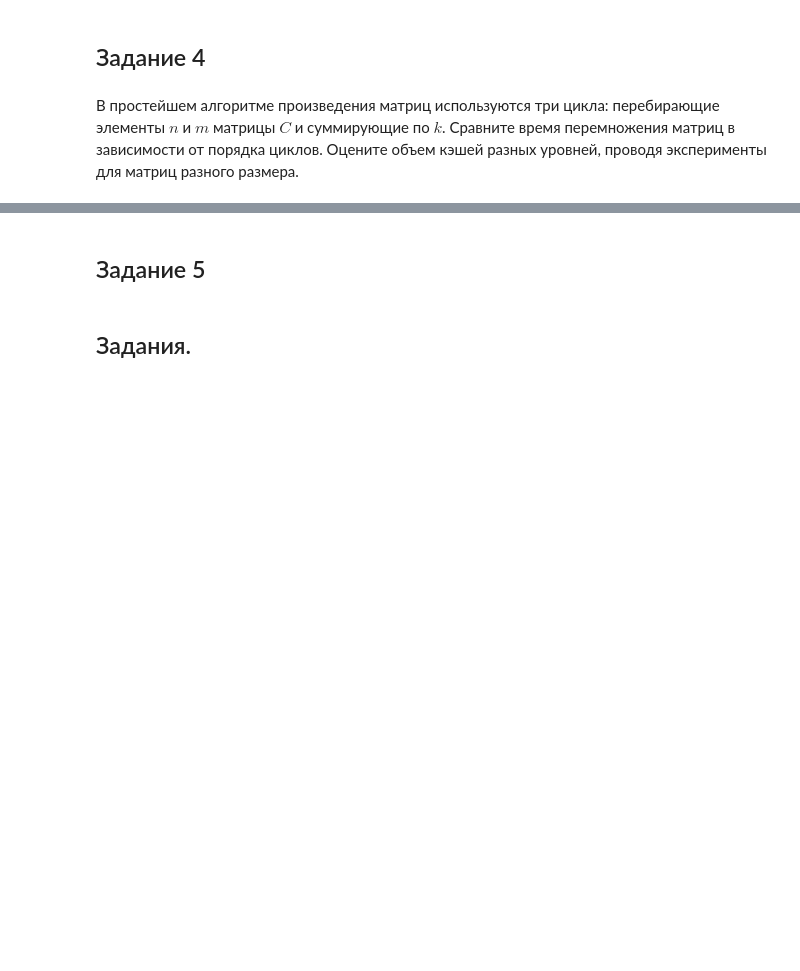
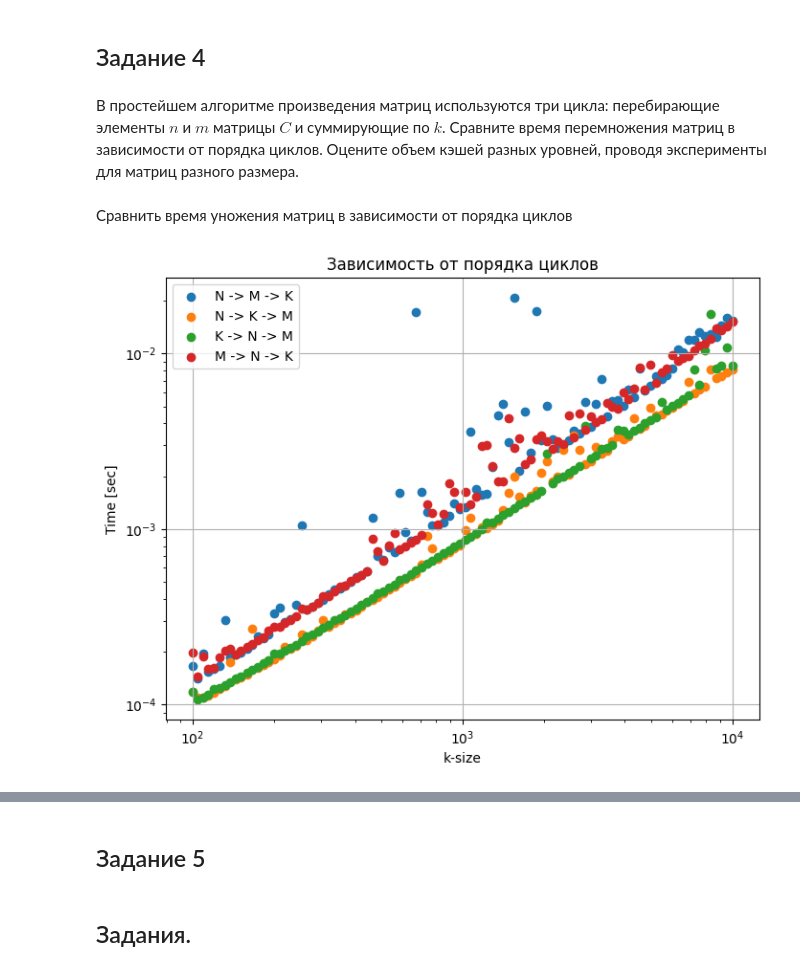
Before and after one commit to isvoropaev02/matrix_algorithms, a Jupyter notebook: lab1/main_lab1.ipynb, the cells around one changed output, grey strips where cells are left out. Drawn from its saved outputs; the diff is of its cells as text; code cells hidden in the pictures; blank space fills up the shorter version.

```diff
--- a/lab1/main_lab1.ipynb
+++ b/lab1/main_lab1.ipynb
@@ -293,6 +317,8 @@ Sum: Experiment = 7.412601800002449 sec, Theory = 6.840059171602048 sec
 и суммирующие по $k$.
 Сравните время перемножения матриц в зависимости от порядка циклов.
 Оцените объем кэшей разных уровней, проводя эксперименты для матриц разного размера.
+# %% [markdown]
+Сравнить время уножения матриц в зависимости от порядка циклов
 # %%
 @nb.njit('float64[:,:](float64[:,:],float64[:,:])', parallel = False) # 2D-arrays
 def nb_matmul_nmk(in_mtrx1: np.ndarray, in_mtrx2: np.ndarray) -> np.ndarray:
@@ -332,3 +358,40 @@ def nb_matmul_knm(in_mtrx1: np.ndarray, in_mtrx2: np.ndarray) -> np.ndarray:
             for m in range(num_cols2):
                 out_mtrx[n, m] += in_mtrx1[n, k]*in_mtrx2[k, m]
     return out_mtrx
+
+@nb.njit('float64[:,:](float64[:,:],float64[:,:])', parallel = False) # 2D-arrays
+def nb_matmul_mnk(in_mtrx1: np.ndarray, in_mtrx2: np.ndarray) -> np.ndarray:
+    num_rows1, num_cols1 = in_mtrx1.shape
+    num_cols2 = in_mtrx2.shape[1]
+    # num_rows2, num_cols2 = in_mtrx2.shape
+    # assert (num_cols1 == num_rows2, "Incorrect input matrices sizes")
+    out_mtrx = np.zeros(shape=(num_rows1, num_cols2), dtype=np.float64)
+    for m in range(num_cols2):
+        for n in range(num_rows1):
+            for k in range(num_cols1):
+                out_mtrx[n, m] += in_mtrx1[n, k]*in_mtrx2[k, m]
+    return out_mtrx
+# %%
+k_sweep = np.logspace(2, 4, 100, dtype=np.int32)
+
+nmk_time = get_runtime_vs_ksize(k_sweep, func=nb_matmul_nmk)
+nkm_time = get_runtime_vs_ksize(k_sweep, func=nb_matmul_nkm)
+knm_time = get_runtime_vs_ksize(k_sweep, func=nb_matmul_knm)
+mnk_time = get_runtime_vs_ksize(k_sweep, func=nb_matmul_mnk)
+# %%
+fig4 = plt.figure(figsize=[8,6])
+ax_1 = fig4.add_subplot(111)
+ax_1.set_title(r'Зависимость от порядка циклов')
+ax_1.scatter(k_sweep, nmk_time, label="N -> M -> K")
+ax_1.scatter(k_sweep, nkm_time, label="N -> K -> M")
+ax_1.scatter(k_sweep, knm_time, label="K -> N -> M")
+ax_1.scatter(k_sweep, mnk_time, label="M -> N -> K")
+ax_1.set_xlabel('k-size')
+ax_1.set_ylabel('Time [sec]')
+ax_1.set_xscale('log')
+ax_1.set_yscale('log')
+ax_1.legend()
+ax_1.grid()
+plt.show()
+# %% [output]
+[figure, added]
```
Also changed, not shown: parts of 13 cells of this notebook.
